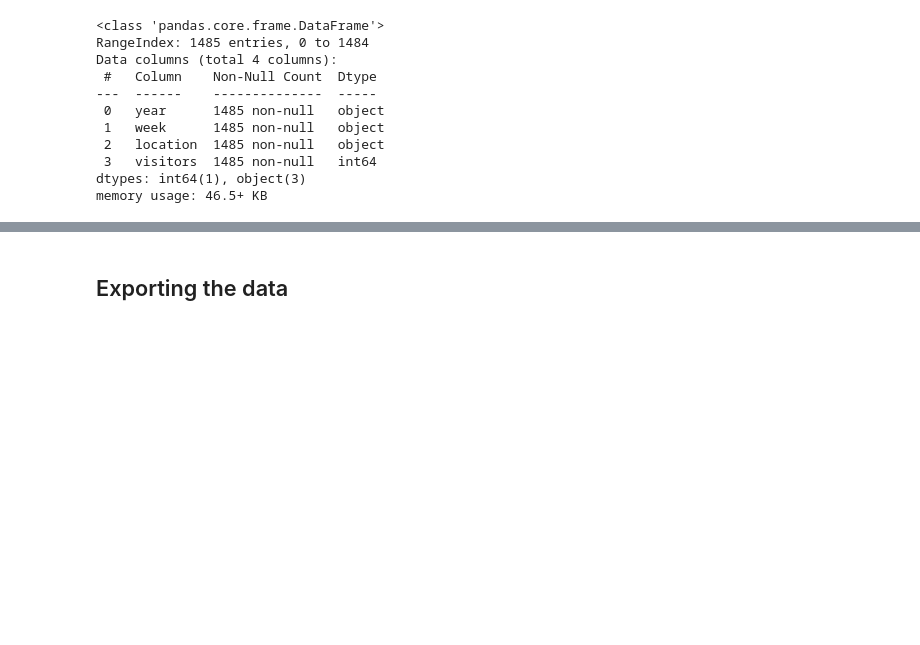
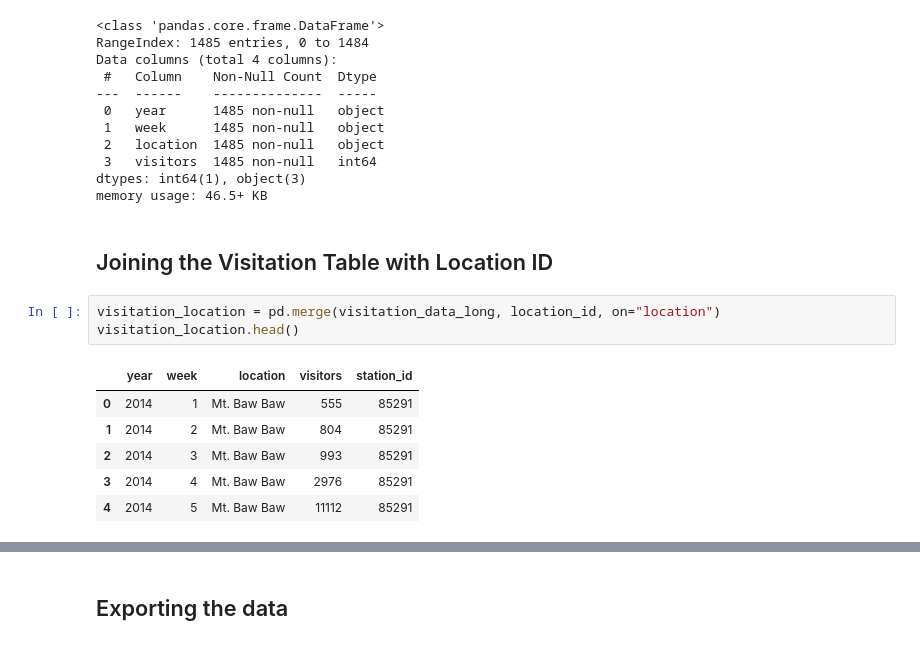
Before and after one commit to bsri0004/R2B2, a Jupyter notebook: src/data_parsing.ipynb, the cells around one changed output, grey strips where cells are left out. Drawn from its saved outputs; the diff is of its cells as text; blank space fills up the shorter version.

```diff
--- a/src/data_parsing.ipynb
+++ b/src/data_parsing.ipynb
@@ -160,3 +162,15 @@ Data columns (total 4 columns):
  3   visitors  1485 non-null   int64
 dtypes: int64(1), object(3)
 memory usage: 46.5+ KB
+# %% [markdown]
+## Joining the Visitation Table with Location ID
+# %%
+visitation_location = pd.merge(visitation_data_long, location_id, on="location")
+visitation_location.head()
+# %% [output]
+|  | year | week | location | visitors | station_id |
+| 0 | 2014 | 1 | Mt. Baw Baw | 555 | 85291 |
+| 1 | 2014 | 2 | Mt. Baw Baw | 804 | 85291 |
+| 2 | 2014 | 3 | Mt. Baw Baw | 993 | 85291 |
+| 3 | 2014 | 4 | Mt. Baw Baw | 2976 | 85291 |
+| 4 | 2014 | 5 | Mt. Baw Baw | 11112 | 85291 |
```
Also changed, not shown: parts of 8 cells of this notebook, 3 other files.
